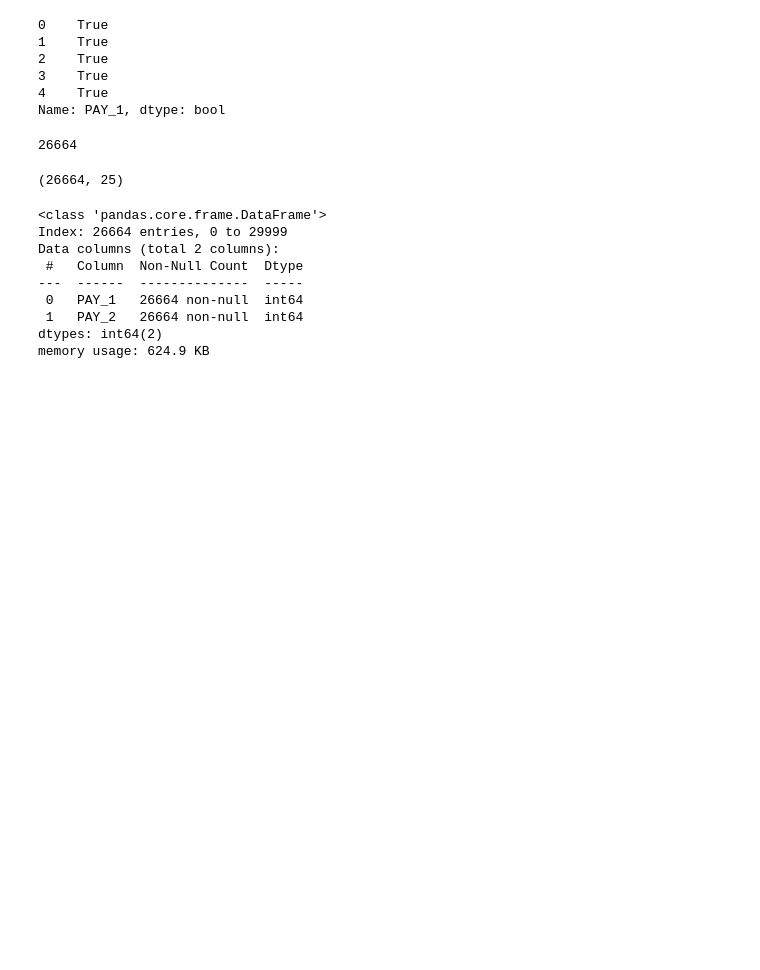
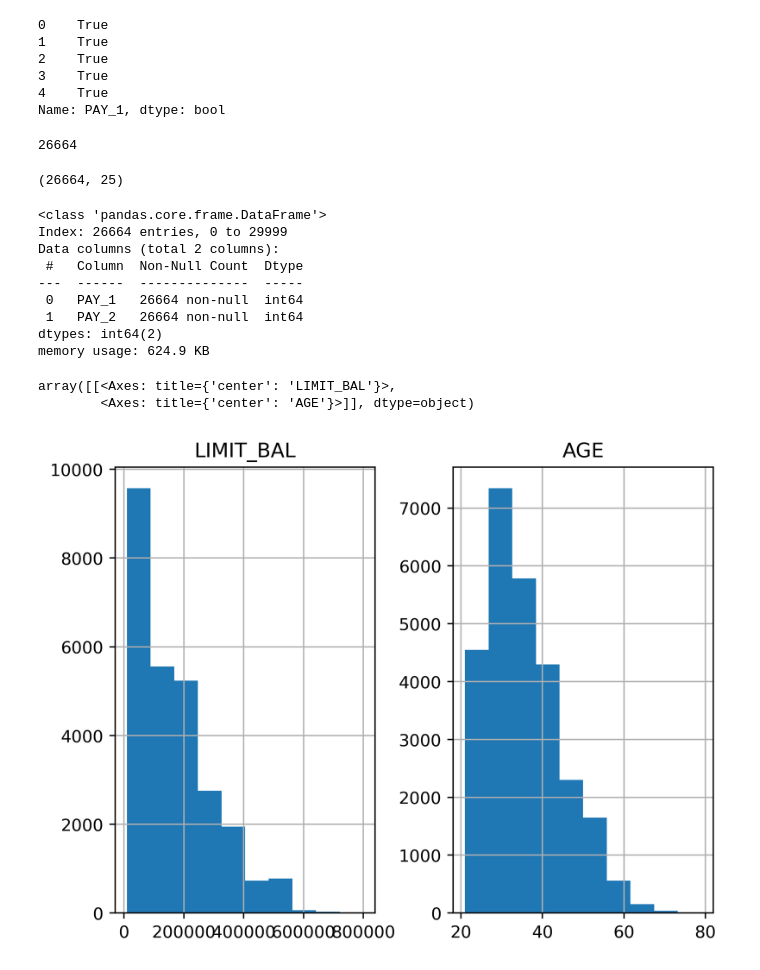
Before and after one commit to DBdanilo/Data-Science-Projects-with-Python, a Jupyter notebook: Estudo_do_LivroCDcompython.ipynb, the cells around one changed output. Cells and saved outputs as stored; diff of their text form; code cells hidden in the pictures; blank space fills up the shorter version.

```diff
--- a/Estudo_do_LivroCDcompython.ipynb
+++ b/Estudo_do_LivroCDcompython.ipynb
@@ -242,3 +242,17 @@ Data columns (total 2 columns):
  1   PAY_2   26664 non-null  int64
 dtypes: int64(2)
 memory usage: 624.9 KB
+# %%
+
+
+import matplotlib.pyplot as plt #importando a biblioteca matplotlib para plotar graficos
+import seaborn as sns  #importando a biblioteca seaborn para plotar graficos
+import matplotlib.pyplot as plt #importando a biblioteca matplotlib para plotar graficos
+import matplotlib as mpl  #importando a biblioteca matplotlib para plotar graficos
+mpl.rcParams['figure.dpi'] = 400  #definindo a resolução dos graficos
+# %%
+df_clean_2[['LIMIT_BAL', 'AGE']].hist()  # plotando histograma das colunas limit_bal e age
+# %% [output]
+array([[<Axes: title={'center': 'LIMIT_BAL'}>,
+        <Axes: title={'center': 'AGE'}>]], dtype=object)
+[figure, added]
```
Also changed, not shown: parts of 2 cells of this notebook.
